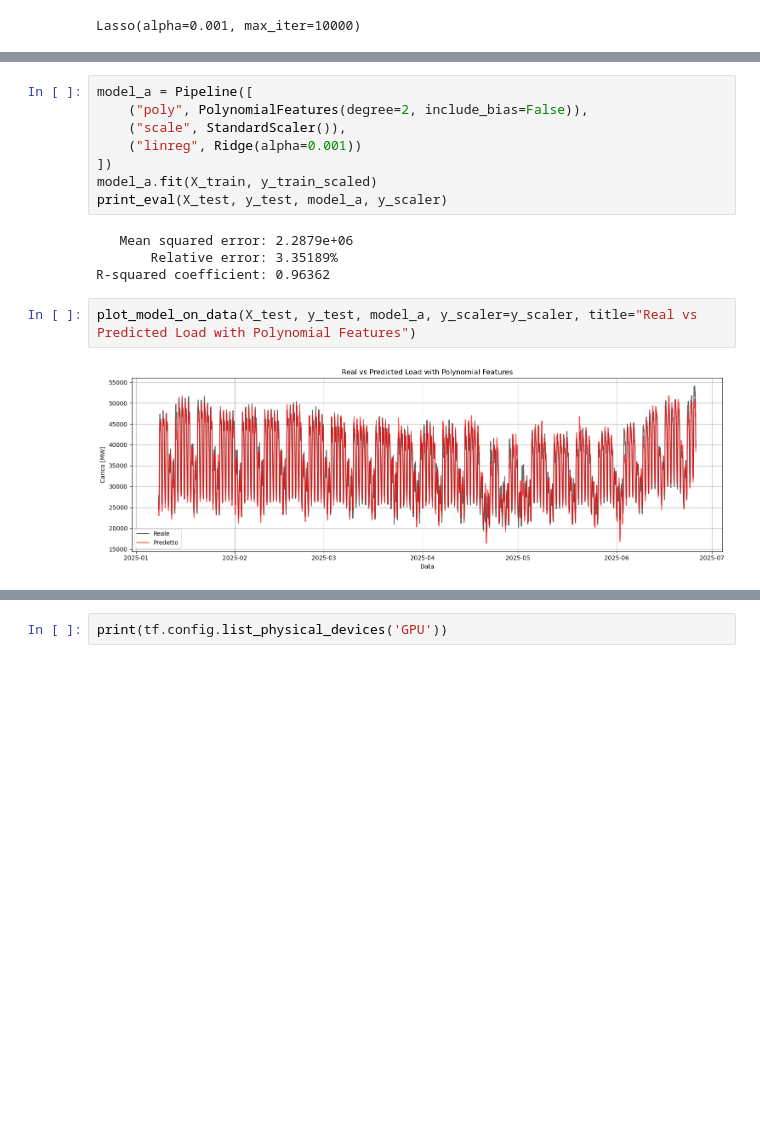
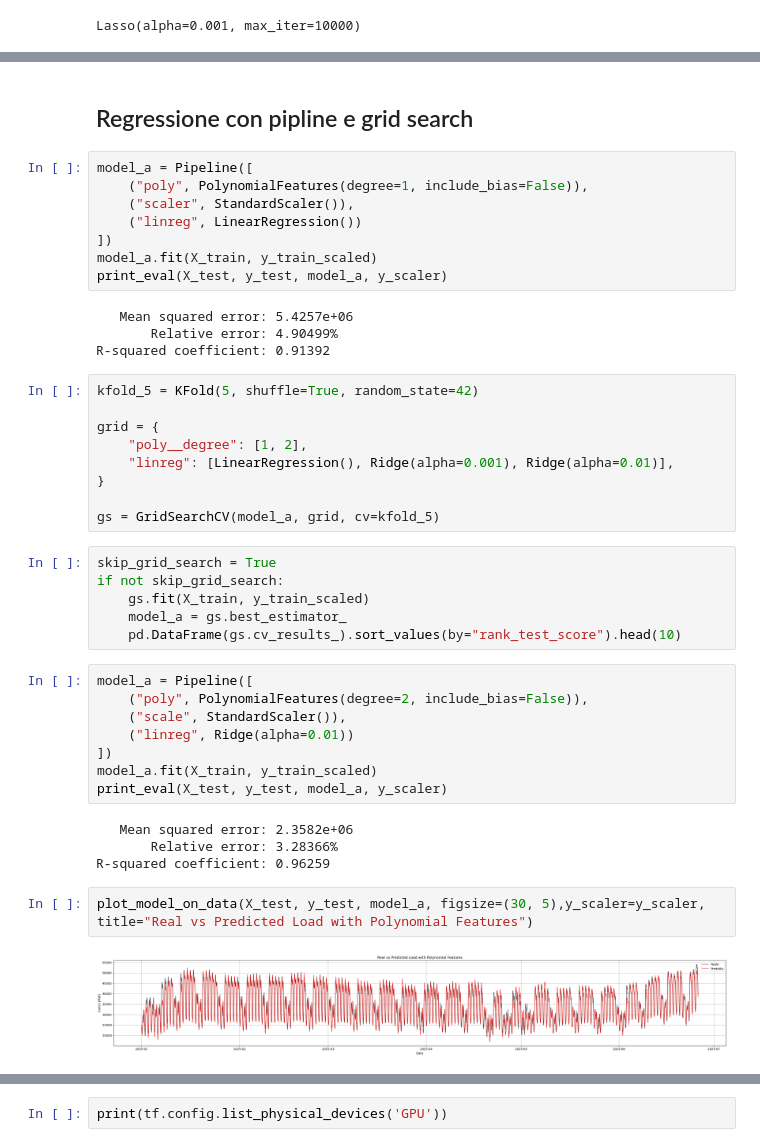
Before and after one commit to Piepaso/Italian-electricity-consumption-forecast, a Jupyter notebook: predizione-consumo-elettrico-Italia.ipynb, the cells around one changed output, grey strips where cells are left out. Drawn from its saved outputs; the diff is of its cells as text; blank space fills up the shorter version.

Commit message:
grid search

```diff
--- a/predizione-consumo-elettrico-Italia.ipynb
+++ b/predizione-consumo-elettrico-Italia.ipynb
@@ -515,17 +586,46 @@ X_test.head(3)
+# %% [markdown]
+## Regressione con pipline e grid search
+# %%
+model_a = Pipeline([
+    ("poly", PolynomialFeatures(degree=1, include_bias=False)),
+    ("scaler", StandardScaler()),
+    ("linreg", LinearRegression())
+])
+model_a.fit(X_train, y_train_scaled)
+print_eval(X_test, y_test, model_a, y_scaler)
+# %% [output]
+   Mean squared error: 5.4257e+06
+       Relative error: 4.90499%
+R-squared coefficient: 0.91392
+# %%
+kfold_5 = KFold(5, shuffle=True, random_state=42)
+
+grid = {
+    "poly__degree": [1, 2],
+    "linreg": [LinearRegression(), Ridge(alpha=0.001), Ridge(alpha=0.01)],
+}
+
+gs = GridSearchCV(model_a, grid, cv=kfold_5)
+# %%
+skip_grid_search = True
+if not skip_grid_search:
+    gs.fit(X_train, y_train_scaled)
+    model_a = gs.best_estimator_
+    pd.DataFrame(gs.cv_results_).sort_values(by="rank_test_score").head(10)
 # %%
 model_a = Pipeline([
     ("poly", PolynomialFeatures(degree=2, include_bias=False)),
     ("scale", StandardScaler()),
-    ("linreg", Ridge(alpha=0.001))
+    ("linreg", Ridge(alpha=0.01))
 ])
 model_a.fit(X_train, y_train_scaled)
 print_eval(X_test, y_test, model_a, y_scaler)
 # %% [output]
-   Mean squared error: 2.2879e+06
-       Relative error: 3.35189%
-R-squared coefficient: 0.96362
+   Mean squared error: 2.3582e+06
+       Relative error: 3.28366%
+R-squared coefficient: 0.96259
 # %%
-plot_model_on_data(X_test, y_test, model_a, y_scaler=y_scaler, title="Real vs Predicted Load with Polynomial Features")
+plot_model_on_data(X_test, y_test, model_a, figsize=(30, 5),y_scaler=y_scaler, title="Real vs Predicted Load with Polynomial Features")
 # %% [output]
-[figure, old version]
+[figure, new version]
 # %%
```
Also changed, not shown: parts of 149 cells of this notebook, 27 other files.
